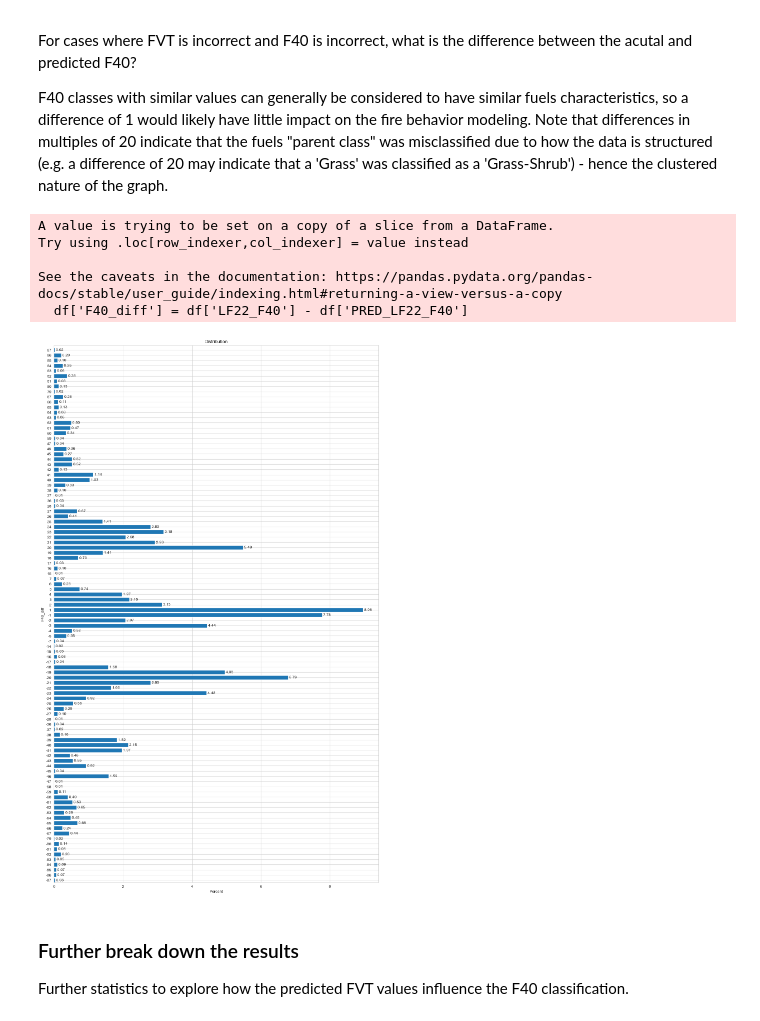
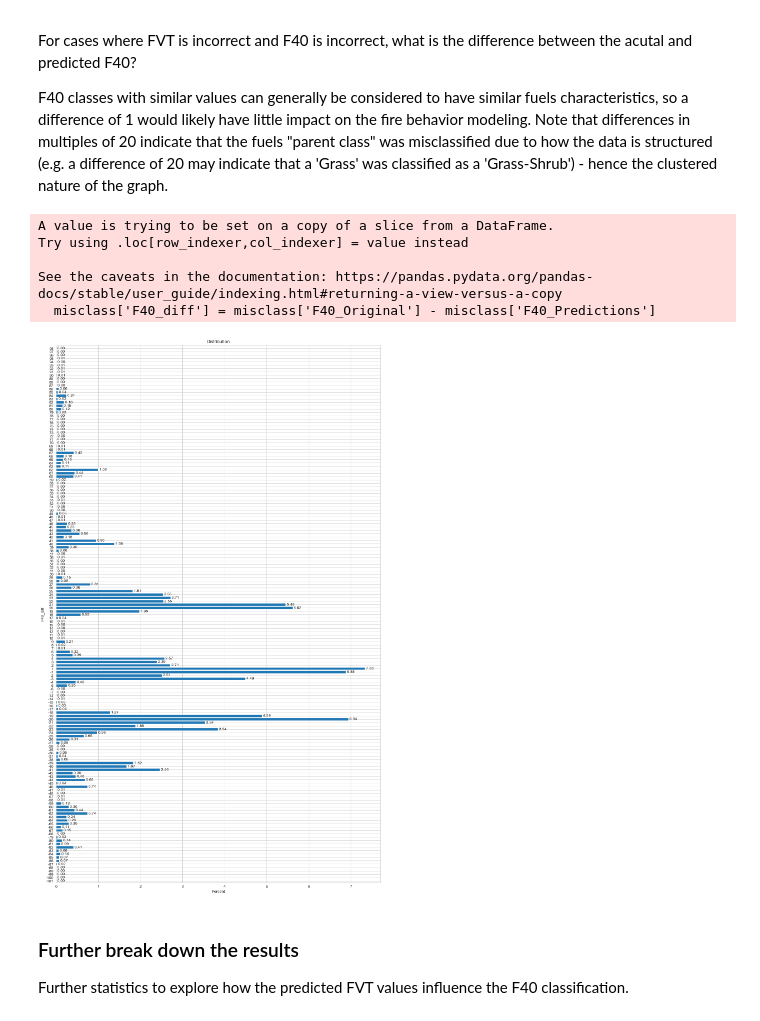
Before and after one commit to PatrickMcCornack/PNNL_Wildfire, a Jupyter notebook: fuels_attributes_raster_eval.ipynb, the cells around one changed output. Saved outputs shown, nothing was run; the diff lists cells and outputs as text; code cells hidden in the pictures.

Commit message:
Updated predicted raster paths.

```diff
--- a/fuels_attributes_raster_eval.ipynb
+++ b/fuels_attributes_raster_eval.ipynb
@@ -355,11 +416,8 @@ Note that these metrics are based on disturbed cells only.
 # %%
 # Read in data
 raster_fpaths_dict = {
-    "FVT_Original" : paths_dict['og_FVT_raster'],
-    "FVT_Predictions" : paths_dict['pred_FVT_raster'],
-    "F40_Original" : paths_dict['og_F40_raster'],
-    "F40_Predictions" : paths_dict['pred_F40_with_FVT_raster'],
-    "LF22_FDST"  : paths_dict['LF22_FDST']
+    "Original" : LF_raster_dict['LF22_F40'],
+    "Predictions" : pred_raster_dict['LF22_Pred_F40_with_Pred_FVT'],
     }
 
 data_dict = {}
@@ -370,5 +428,4 @@ for var, item in raster_fpaths_dict.items():
 
 # Create dataframe from dictionary of predictions/original
 df = pd.DataFrame(data_dict)
-df.head()
 # %% [output]
@@ -376,4 +446,23 @@ RasterioIOError: \\pnl\projects\BPAWildfire\data\Landfire\fuels_modeling\Fuel At
 # %%
+# Read in data
+raster_fpaths_dict = {
+    "FVT_Original" : LF_raster_dict['LF22_FVT'],
+    "FVT_Predictions" : pred_raster_dict['LF22_Pred_FVT'],
+    "F40_Original" : LF_raster_dict['LF22_F40'],
+    "F40_Predictions" : pred_raster_dict['LF22_Pred_F40_with_Pred_FVT'],
+    "LF22_FDST"  : LF_raster_dict['LF22_FDST']
+    }
+
+data_dict = {}
+for var, item in raster_fpaths_dict.items():
+    with rasterio.open(item) as src:
+        data = src.read()
+        data_dict[var] = data.ravel()
+
+# Create dataframe from dictionary of predictions/original
+df = pd.DataFrame(data_dict)
+df.head()
+
 # Process the data
 # Remove observations with -9999/-1111 in any field
 df = df.loc[~df.isin([-1111, -9999]).any(axis=1)]
@@ -387,4 +476,8 @@ print(f"After removing undisturbed points: {df.shape[0]}")
 developed_fvt = list(range(20,33)) + list(range(2901,2906))
 ag_fvt = [80, 81, 82] + list(range(2960, 2971))
 fvt_filter = developed_fvt + ag_fvt
-df = df.loc[~df['Original'].isin(fvt_filter)]
+df = df.loc[~df['FVT_Original'].isin(fvt_filter)]
+
+# Filter out non-burnable F40 classes
+f40_filter = [91, 93]
+df = df.loc[~df['F40_Original'].isin(f40_filter)]
@@ -401,6 +502,6 @@ print(results)
 ### Add in match/no-match features
 # %%
 # Create features based on whether predictions were accurate
-df['FVT_Correct'] = df['FVT_Original'] == df['FVT_df']
-df['F40_Correct'] = df['F40_Original'] == df['F40_df']
+df['FVT_Correct'] = df['FVT_Original'] == df['FVT_Predictions']
+df['F40_Correct'] = df['F40_Original'] == df['F40_Predictions']
 df.head()
@@ -436,16 +544,16 @@ For cases where FVT is incorrect and F40 is incorrect, what is the difference be
 F40 classes with similar values can generally be considered to have similar fuels characteristics, so a difference of 1 would likely have little impact on the fire behavior modeling. Note that differences in multiples of 20 indicate that the fuels "parent class" was misclassified due to how the data is structured (e.g. a difference of 20 may indicate that a 'Grass' was classified as a 'Grass-Shrub') - hence the clustered nature of the graph.
 # %%
 misclass = df.loc[(df['FVT_Correct'] == False) & (df['F40_Correct'] == False)]
-misclass['F40_diff'] = misclass['LF22_F40'] - misclass['PRED_LF22_F40']
+misclass['F40_diff'] = misclass['F40_Original'] - misclass['F40_Predictions']
 
 plot_distribution(misclass, group_var='F40_diff', metric='Percent', sort=False, figsize=(15, 25))
 # %% [output]
 A value is trying to be set on a copy of a slice from a DataFrame.
 Try using .loc[row_indexer,col_indexer] = value instead
 
 See the caveats in the documentation: https://pandas.pydata.org/pandas-docs/stable/user_guide/indexing.html#returning-a-view-versus-a-copy
-  df['F40_diff'] = df['LF22_F40'] - df['PRED_LF22_F40']
+  misclass['F40_diff'] = misclass['F40_Original'] - misclass['F40_Predictions']
-[figure, old version]
+[figure, new version]
 # %% [markdown]
 ### Further break down the results
 Further statistics to explore how the predicted FVT values influence the F40 classification.
```
Also changed, not shown: parts of 68 cells of this notebook.
